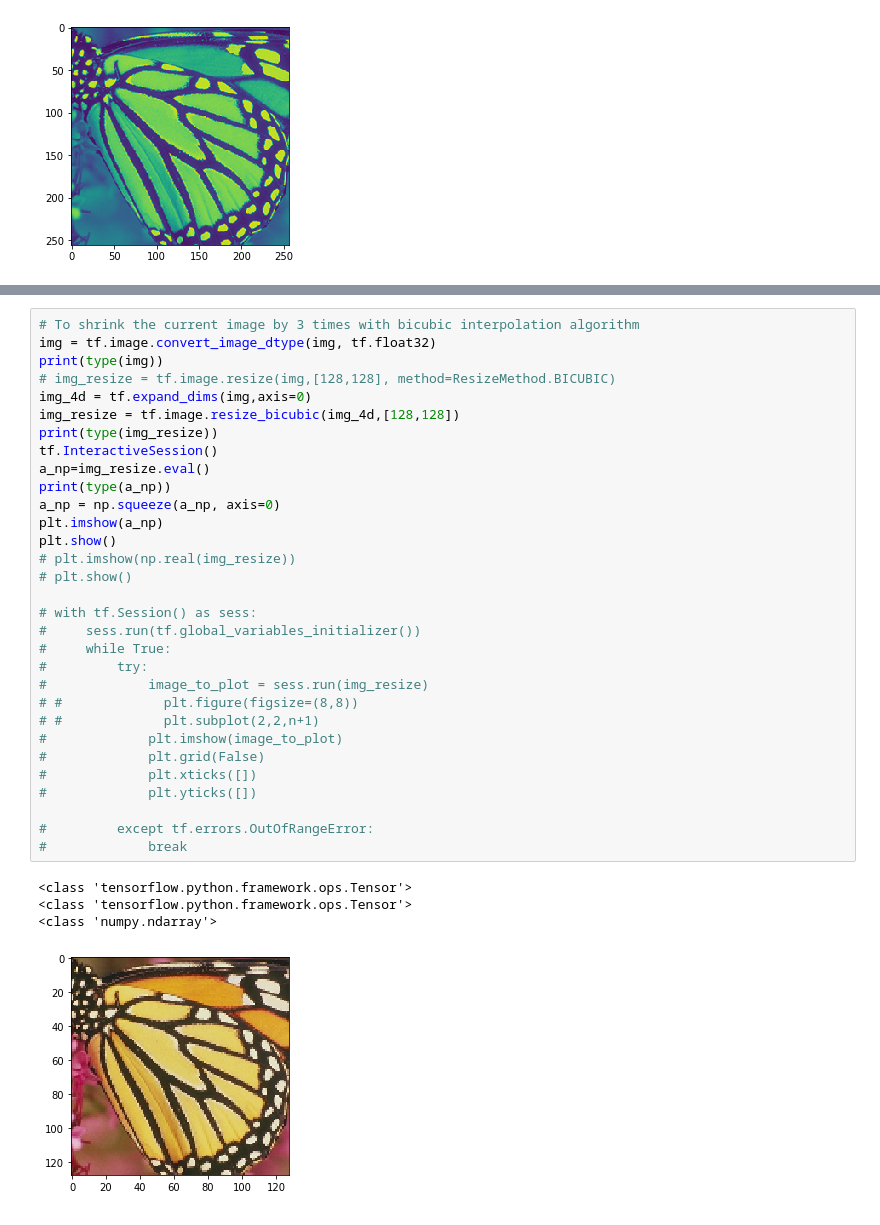
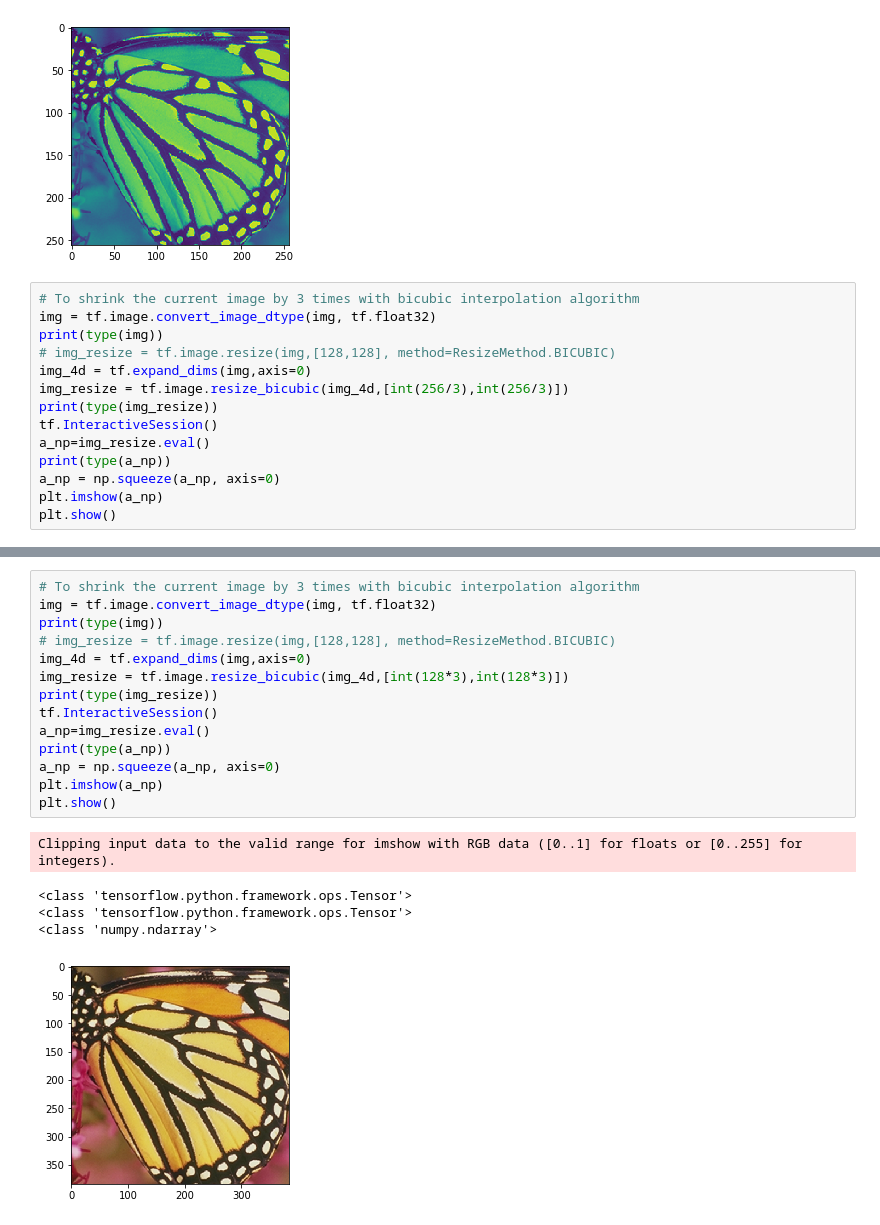
Before and after one commit to Ani997/msc_ai_sem2, a Jupyter notebook: DL_CV/CW1/Untitled.ipynb, the cells around one changed output, grey strips where cells are left out. Saved outputs shown, nothing was run; the diff lists cells and outputs as text.

```diff
--- a/DL_CV/CW1/Untitled.ipynb
+++ b/DL_CV/CW1/Untitled.ipynb
@@ -45,3 +45,17 @@ plt.imshow(img_gray)
 plt.show()
 # %% [output]
 [figure]
+# %%
+# To shrink the current image by 3 times with bicubic interpolation algorithm
+img = tf.image.convert_image_dtype(img, tf.float32)
+print(type(img))
+# img_resize = tf.image.resize(img,[128,128], method=ResizeMethod.BICUBIC)
+img_4d = tf.expand_dims(img,axis=0)
+img_resize = tf.image.resize_bicubic(img_4d,[int(256/3),int(256/3)])
+print(type(img_resize))
+tf.InteractiveSession()
+a_np=img_resize.eval()
+print(type(a_np))
+a_np = np.squeeze(a_np, axis=0)
+plt.imshow(a_np)
+plt.show()
@@ -48,36 +68,20 @@ plt.show()
 # %%
 # To shrink the current image by 3 times with bicubic interpolation algorithm
 img = tf.image.convert_image_dtype(img, tf.float32)
 print(type(img))
 # img_resize = tf.image.resize(img,[128,128], method=ResizeMethod.BICUBIC)
 img_4d = tf.expand_dims(img,axis=0)
-img_resize = tf.image.resize_bicubic(img_4d,[128,128])
+img_resize = tf.image.resize_bicubic(img_4d,[int(128*3),int(128*3)])
 print(type(img_resize))
 tf.InteractiveSession()
 a_np=img_resize.eval()
 print(type(a_np))
 a_np = np.squeeze(a_np, axis=0)
 plt.imshow(a_np)
 plt.show()
-# plt.imshow(np.real(img_resize))
-# plt.show()
-
-# with tf.Session() as sess:
-#     sess.run(tf.global_variables_initializer())
-#     while True:
-#         try:
-#             image_to_plot = sess.run(img_resize)
-# #             plt.figure(figsize=(8,8))
-# #             plt.subplot(2,2,n+1)
-#             plt.imshow(image_to_plot)
-#             plt.grid(False)
-#             plt.xticks([])
-#             plt.yticks([])
-
-#         except tf.errors.OutOfRangeError:
-#             break
 # %% [output]
-<class 'tensorflow.python.framework.ops.Tensor'>
-<class 'tensorflow.python.framework.ops.Tensor'>
-<class 'numpy.ndarray'>
+Clipping input data to the valid range for imshow with RGB data ([0..1] for floats or [0..255] for integers).
+<class 'tensorflow.python.framework.ops.Tensor'>
+<class 'tensorflow.python.framework.ops.Tensor'>
+<class 'numpy.ndarray'>
-[figure, old version]
+[figure, new version]
```
Also changed, not shown: parts of 7 cells of this notebook, 6 other files.
